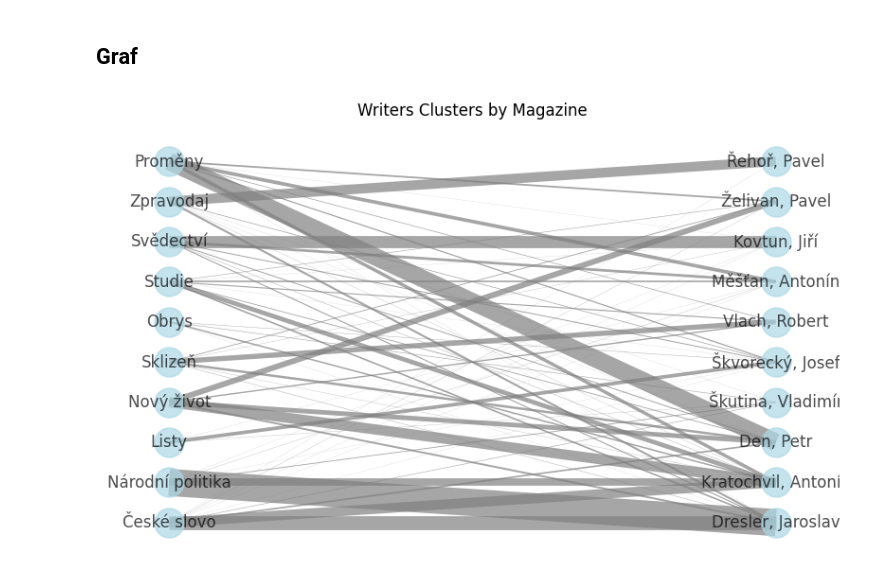
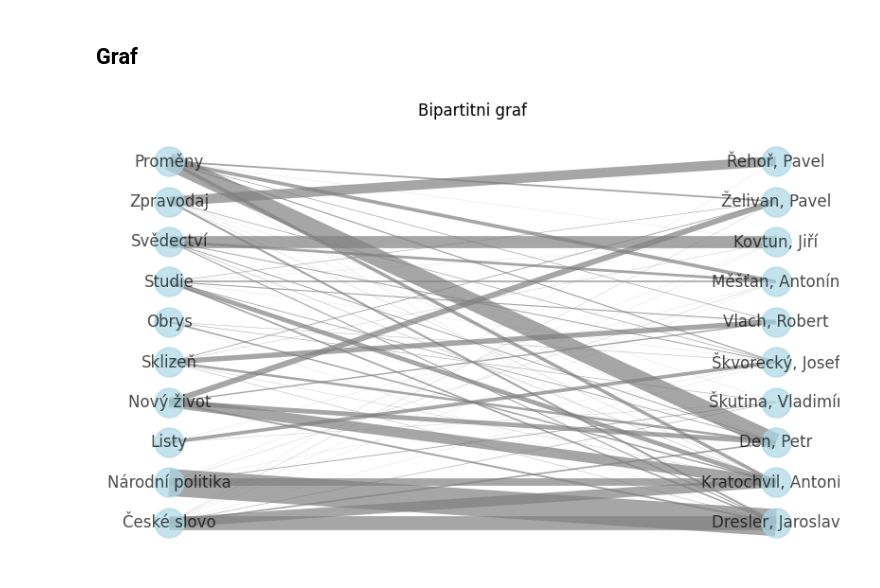
Before and after one commit to panuscha/DH-data-process, a Jupyter notebook: explore_data.ipynb, the cells around one changed output. Cells and saved outputs as stored; diff of their text form; code cells hidden in the pictures.

```diff
--- a/explore_data.ipynb
+++ b/explore_data.ipynb
@@ -298,9 +298,9 @@ G = nx.Graph()
 def flatten_list(strings):
     flattened_list = []
     for item in strings:
-        if isinstance(item, str):  # If item is a string, add it directly to the flattened list
+        if isinstance(item, str):  # Pokud je element string, pridame ho do seznamu
             flattened_list.append(item)
-        else:  # If item is a list, recursively flatten it
+        else:  # Rekurzivne zavola sebe
             flattened_list.extend(flatten_list(item))
     return flattened_list
 
@@ -325,34 +325,39 @@ all_magazines = flatten_list(df.magazine)
 # Spocteme, v kolika zaznamech se casopic objevil
 counted_magazines = Counter(all_magazines)
 
 # Najdeme deset nejcastejsich casopisu, ktere pak zobrazime
 ten_most_common_magazines = [item[0] for item in counted_magazines.most_common(10)]
 
-
+# Casopisy take pridame jako uzle
 G.add_nodes_from(ten_most_common_magazines, bipartite=1)
 
+# Vahy hran. Cim vice clanku v casopisu, tim vyssi vaha.
+# Ve vykreslenem grafu pak bude vyssi vaha mit silnejsi caru.
+edge_weights = {}
 
-edge_weights = {}
+# Iterujeme pres vsechny clanky
 for _,row in df.iterrows():
     for element in row[column]:
         for magazine in row.magazine:
+            # Chceme vyselektovat jen desen nejcastejsich elemenu a casopisu
             if element in ten_most_common_elements and magazine in ten_most_common_magazines:
                 if (element, magazine) in edge_weights:
+                    # Do dictionary hrany pridavame jako tuple
                     edge_weights[(element, magazine)] += 1
                 else:
                     edge_weights[(element, magazine)] = 1
 
 for edge, weight in edge_weights.items():
     G.add_edge(edge[0], edge[1], weight=weight)
 
 pos = nx.bipartite_layout(G, ten_most_common_magazines)
 #pos = nx.spring_layout(G)
 plt.figure(figsize=(10, 6))
 edge_widths = [0.1 * G[u][v]['weight'] for u, v in G.edges()]
 nx.draw_networkx(G, pos=pos, with_labels=True, node_color='lightblue', node_size=500,
                  width=edge_widths, edge_color='gray', alpha=0.7)
-plt.title("Writers Clusters by Magazine")
+plt.title("Bipartitni graf")
 plt.axis("off")
 plt.show()
 # %% [output]
-[figure, old version]
+[figure, new version]
```
Also changed, not shown: parts of 1 cell of this notebook.
